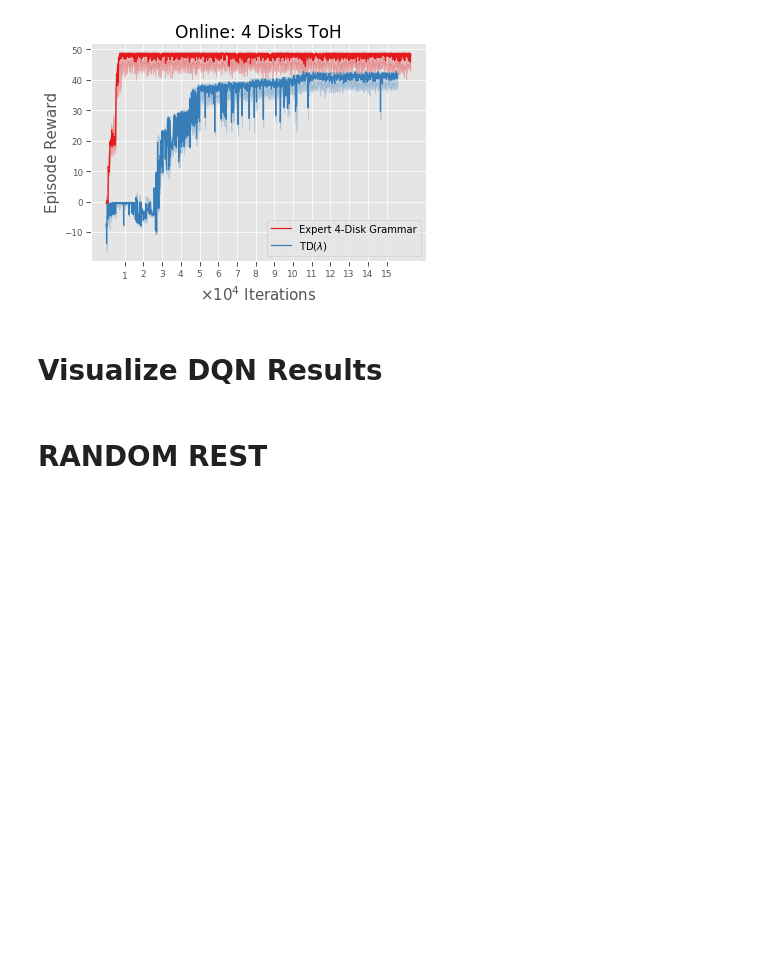
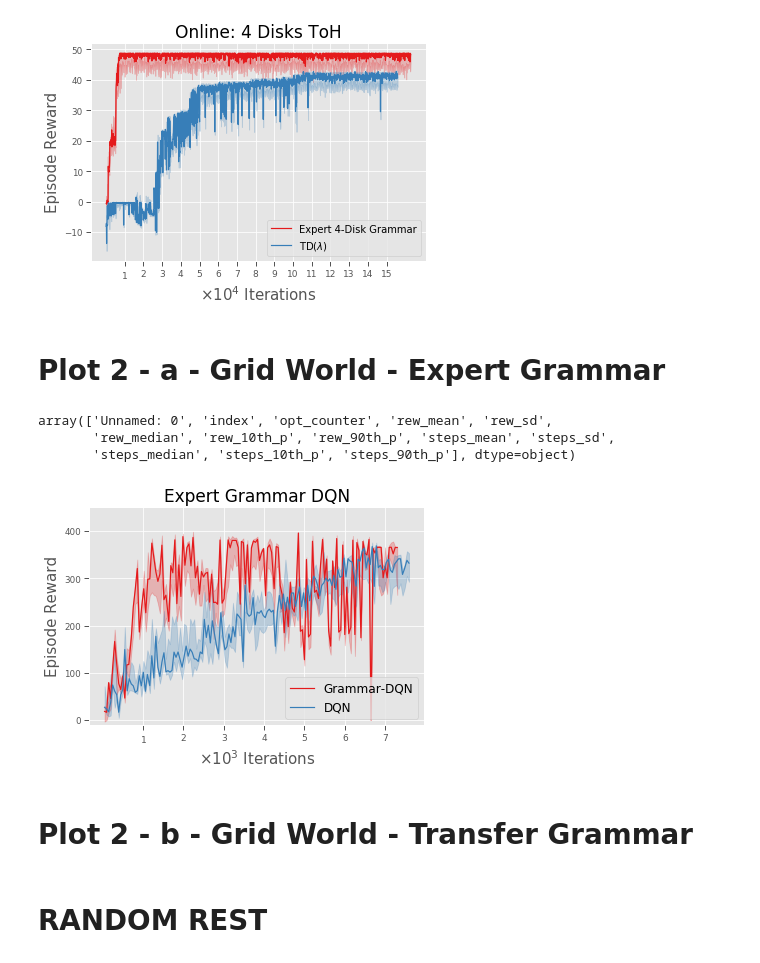
Before and after one commit to RobertTLange/action-grammars-hrl, a Jupyter notebook: z_exploration.ipynb, the cells around one changed output. Cells and saved outputs as stored; diff of their text form; code cells hidden in the pictures; blank space fills up the shorter version.

```diff
--- a/z_exploration.ipynb
+++ b/z_exploration.ipynb
@@ -160,35 +156,53 @@ plt.xticks(its_ticks, its_labels, fontsize=9)
 plt.savefig("figures/hanoi_4_learning_curve.png", dpi=300)
 # %% [output]
 [figure]
-# %% [markdown]
-# Visualize DQN Results
+# %% [markdown]
+# Plot 2 - a - Grid World - Expert Grammar
 # %%
 results_path_dqn = "experiments/results/"
-dqn = pd.read_csv(results_path_dqn + "5_RUNS_MLP_agent_stats.csv")
+dqn = pd.read_csv(results_path_dqn + "5_RUNS_MLP-DQN_MLP_agent_stats.csv")
+dqn_g_1000 = pd.read_csv(results_path_dqn + "5_RUNS_MLP-DQN_expert_grammar_MLP_agent_stats.csv")
+
 dqn.columns.values
+# %% [output]
+array(['Unnamed: 0', 'index', 'opt_counter', 'rew_mean', 'rew_sd',
+       'rew_median', 'rew_10th_p', 'rew_90th_p', 'steps_mean', 'steps_sd',
+       'steps_median', 'steps_10th_p', 'steps_90th_p'], dtype=object)
 # %%
-its = dqn.loc[:150, "opt_counter"]
-rew_med = dqn.loc[:150, "rew_median"]
-rew_10 = dqn.loc[:150, "rew_10th_p"]
-rew_90 = dqn.loc[:150, "rew_90th_p"]
+its_dqn = dqn.loc[:150, "opt_counter"]
+rew_med_dqn = dqn.loc[:150, "rew_median"]
+rew_10_dqn = dqn.loc[:150, "rew_10th_p"]
+rew_90_dqn = dqn.loc[:150, "rew_90th_p"]
+
+its_dqn_g_1000 = dqn_g_1000.loc[:150, "opt_counter"]
+rew_med_dqn_g_1000 = dqn_g_1000.loc[:150, "rew_median"]
+rew_10_dqn_g_1000 = dqn_g_1000.loc[:150, "rew_10th_p"]
+rew_90_dqn_g_1000 = dqn_g_1000.loc[:150, "rew_90th_p"]
 # %%
-its_ticks = np.arange(1000, np.max(its), 1000)
+its_ticks = np.arange(1000, np.max(its_dqn), 1000)
 its_labels_temp = [str(int(it/1000)) for it in its_ticks]
 its_labels = [it_l for it_l in its_labels_temp]
 its_labels[0] = r"$1$"
 
 plt.plot(figsize=(15,15))
-rew_p = plt.plot(its, rew_med, label="DQN")
-plt.fill_between(its, rew_10, rew_90, color=rew_p[0].get_color(), alpha=0.5)
+rew_2 = plt.plot(its_dqn_g_1000, rew_med_dqn_g_1000, label="Grammar-DQN")
+plt.fill_between(its_dqn_g_1000, rew_10_dqn_g_1000, rew_90_dqn_g_1000, color=rew_2[0].get_color(), alpha=0.25)
+
+rew_1 = plt.plot(its_dqn, rew_med_dqn, label="DQN")
+plt.fill_between(its_dqn, rew_10_dqn, rew_90_dqn, color=rew_1[0].get_color(), alpha=0.25)
 
 plt.ylabel("Episode Reward", fontsize=15)
 plt.ylim(bottom=-10, top=450)
 plt.xlabel(r"$\times 10^3$ Iterations", fontsize=15)
 plt.legend(fontsize=12, loc=4)
-plt.title("Grammar DQN - Gridworld", fontsize=17)
+plt.title("Expert Grammar DQN", fontsize=17)
 plt.xticks(its_ticks, its_labels, fontsize=9)
 #plt.tight_layout()
 plt.savefig("figures/grammar_dqn_gridworld.png", dpi=300)
+# %% [output]
+[figure, added]
+# %% [markdown]
+# Plot 2 - b - Grid World - Transfer Grammar
 # %% [markdown]
 # RANDOM REST
 # %%
```
Also changed, not shown: parts of 4 cells of this notebook, 46 other files.
